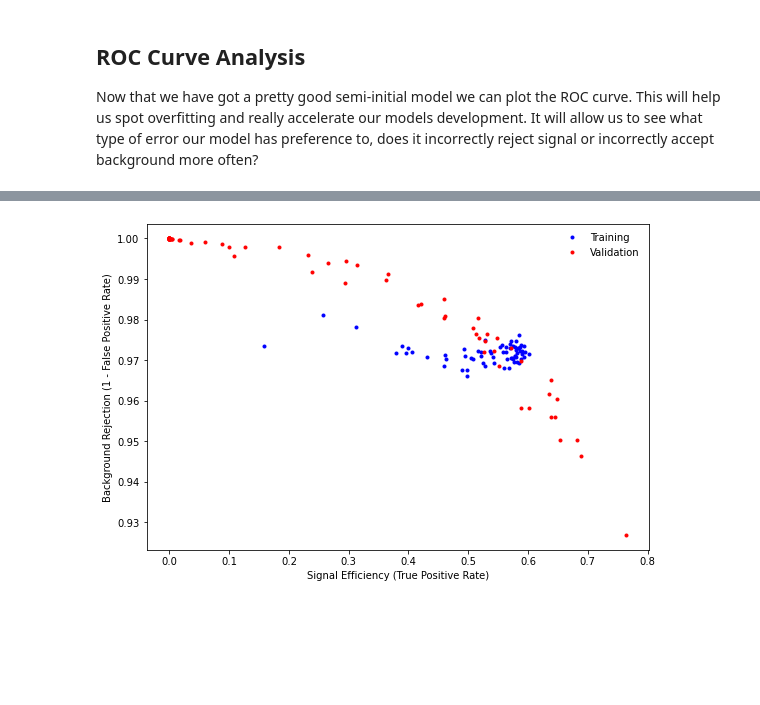
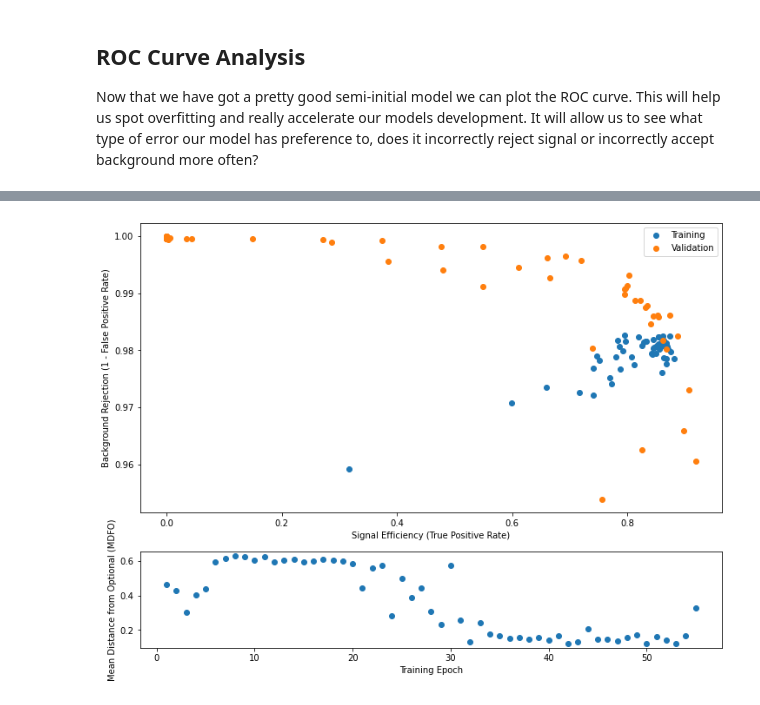
Before and after one commit to ChandlerKenworthy/Y4RareDecayProject, a Jupyter notebook: code/neural_network/nn_with_preselection.ipynb, the cells around one changed output, grey strips where cells are left out. Drawn from its saved outputs; the diff is of its cells as text; code cells hidden in the pictures; blank space fills up the shorter version.

Commit message:
Added MDFO

```diff
--- a/code/neural_network/nn_with_preselection.ipynb
+++ b/code/neural_network/nn_with_preselection.ipynb
@@ -66,6 +65,5 @@ len(feats)
 # %%
-df = dp.get_combined_data(feats, keep_only_events=keep_events, random_shuffle=True, random_state=0)
+df = dp.get_combined_data(feats, keep_only_events=keep_events, random_shuffle=True, random_state=0, remove_na=False)
 # I will always use n a random state of zero for reproducibility of the notebook
-# This fetches
 # %% [output]
 Fetching features
@@ -73,0 +102,5 @@ AttributeError: 'tuple' object has no attribute 'set_index'
+# %%
+# These missing features are all contained within background events so we can just bin them off tbh since N(background)/N(signal) >> 1.
+print(df.shape)
+df.dropna(axis=0, inplace=True)
+df.shape
@@ -118,18 +154,18 @@ lr_schedule = callbacks.ReduceLROnPlateau(patience=5, factor=0.2, min_lr=0.001)
 
 m = keras.Sequential()
 m.add(layers.Dense(64, activation='relu', input_shape=(X_train.shape[1],), kernel_regularizer=l1_l2(0.001, 0.001)))
-m.add(layers.Dropout(0.2))
+m.add(layers.Dropout(0.4))
 m.add(layers.BatchNormalization())
 m.add(layers.Dense(128, activation='relu', kernel_regularizer=l1_l2(0.001, 0.001)))
-m.add(layers.Dropout(0.2))
+m.add(layers.Dropout(0.4))
 m.add(layers.Dense(128, activation='relu', kernel_regularizer=l1_l2(0.001, 0.001)))
 m.add(layers.BatchNormalization())
 m.add(layers.Dense(256, activation='relu', kernel_regularizer=l1_l2(0.001, 0.001)))
 m.add(layers.Dense(1, activation='sigmoid'))
 m.compile(optimizer='rmsprop', loss='binary_crossentropy', metrics=['binary_accuracy', 'AUC', 'TruePositives', 'TrueNegatives', 'FalsePositives', 'FalseNegatives'])
 m_history = m.fit(X_train, y_train, epochs=100, batch_size=1024, validation_data=(X_val, y_val), callbacks=[early_stopping, lr_schedule])
-with open('train_history/v2.3.2_histDict', 'wb') as file_pi:
+with open('train_history/v2.3.4_histDict', 'wb') as file_pi:
     pickle.dump(m_history.history, file_pi)
     # Write out the raw dictionary history
-m.save('models/v2.3.2')
+m.save('models/v2.3.4')
 # %% [output]
@@ -177,3 +214,11 @@ val_signal_efficiency = roc_history['val_true_positives'] /  y_val.value_counts(
 train_background_rej = 1 - (roc_history['false_positives'] / y_train.value_counts()[0])
 val_background_rej = 1 - (roc_history['val_false_positives'] / y_val.value_counts()[0])
 # The number of true positives to total positivesa
+# %%
+data = pd.DataFrame({'TrainSigEff': train_signal_efficiency, 'TrainBackRej': train_background_rej, 'ValSigEff': val_signal_efficiency, 'ValBackRej': val_background_rej})
+data.rename_axis('Epoch', inplace=True)
+data.index += 1
+data['TrainDistOpt'] = np.sqrt((1-data['TrainSigEff'])**2 + (1-data['TrainBackRej'])**2)
+data['ValDistOpt'] = np.sqrt((1-data['ValSigEff'])**2 + (1-data['ValBackRej'])**2)
+data['MeanDistOpt'] = (data['TrainDistOpt'] + data['ValDistOpt'])/2
+data.head()
@@ -180,10 +233,17 @@ val_background_rej = 1 - (roc_history['val_false_positives'] / y_val.value_count
 # %%
-fig, ax = plt.subplots(1, 1, figsize=(9, 6))
-ax.plot(train_signal_efficiency, train_background_rej, 'b.', label='Training')
-ax.plot(val_signal_efficiency, val_background_rej, 'r.', label='Validation')
-ax.set_ylabel('Background Rejection (1 - False Positive Rate)')
-ax.set_xlabel('Signal Efficiency (True Positive Rate)')
-plt.legend(frameon=False)
+import matplotlib.cm as cm
+import matplotlib as mpl
+
+fig, ax = plt.subplots(2, 1, figsize=(12, 9), gridspec_kw={'height_ratios': [3, 1]})
+ax[0].scatter(train_signal_efficiency, train_background_rej,  label='Training')
+ax[0].scatter(val_signal_efficiency, val_background_rej, label='Validation')
+ax[0].set_ylabel('Background Rejection (1 - False Positive Rate)')
+ax[0].set_xlabel('Signal Efficiency (True Positive Rate)')
+ax[0].legend()
+
+ax[1].scatter(data.index, data['MeanDistOpt'])
+ax[1].set_ylabel('Mean Distance from Optional (MDFO)')
+ax[1].set_xlabel('Training Epoch')
 plt.show()
 # %% [output]
-[figure, old version]
+[figure, new version]
```
Also changed, not shown: parts of 12 cells of this notebook.
